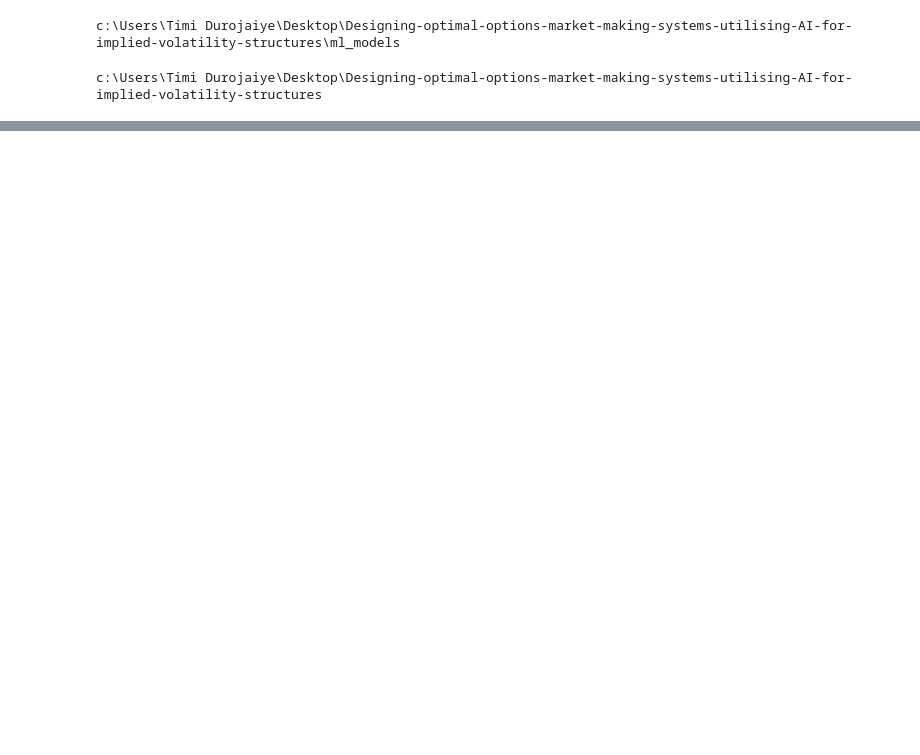
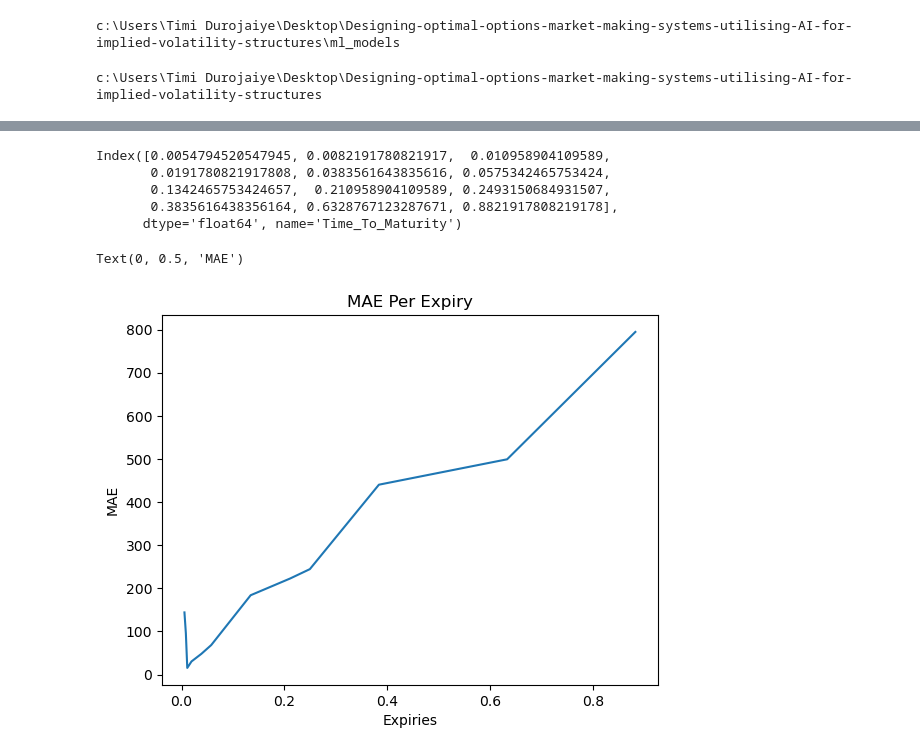
Before and after one commit to Patrick-Durojaiye/Designing-optimal-options-market-making-systems-utilising-AI-for-implied-volatility-structures, a Jupyter notebook: ml_models/svi_param_conv_lstm.ipynb, the cells around one changed output, grey strips where cells are left out. Saved outputs shown, nothing was run; the diff lists cells and outputs as text; code cells hidden in the pictures; blank space fills up the shorter version.

```diff
--- a/ml_models/svi_param_conv_lstm.ipynb
+++ b/ml_models/svi_param_conv_lstm.ipynb
@@ -651,0 +739,34 @@ surface_builder.plot_iv_surface()
+# %%
+def compare_prices(options_chain, svi_data, timestamp, maturity, bm):
+    options_filtered = options_chain[(options_chain.index.get_level_values(0) == timestamp) & (options_chain.index.get_level_values(1) == maturity)]
+    svi_filtered = svi_data[(svi_data.index.get_level_values(0) == timestamp) & (svi_data.index.get_level_values(1) == maturity)]
+
+    merged_data = pd.merge(options_filtered, svi_filtered, on=['timestamp', 'Time_To_Maturity'])
+
+    merged_data['log_moneyness'] = np.log(merged_data['Strike_Price'] / merged_data['Coin_Price'])
+    model_params = (merged_data["a"], merged_data["b"], merged_data["rho_y"], merged_data["m"], merged_data["sigma"])
+    merged_data["ivs"] = np.sqrt(svi.evaluate_svi(params=model_params, x=merged_data['log_moneyness']))
+    merged_data['svi_call_price'] = merged_data.apply(
+        lambda row: bm.call_value(
+            row['Coin_Price'],
+            row['Strike_Price'],
+            row['Risk_Free_Rate'],
+            row['ivs'],
+            maturity),
+            axis=1)
+
+    merged_data['ae'] = np.abs(merged_data['Market_Price'] - merged_data['svi_call_price'])
+    merged_data.reset_index(inplace=True)
+    return merged_data[['timestamp', 'Time_To_Maturity', 'Strike_Price', 'Coin_Price', 'log_moneyness', 'Market_Price', 'svi_call_price', 'ae']]
+# %%
+def validation_analysis(options_chain, svi_data):
+    bm = BlackScholesModel()
+    results = []
+
+    for timestamp in svi_data.index.get_level_values(0).unique():
+        for maturity in svi_data.index.get_level_values(1).unique():
+            result = compare_prices(options_chain, svi_data, timestamp, maturity, bm)
+            results.append(result)
+
+
+    return pd.concat(results, ignore_index=True)
@@ -651,0 +790,2 @@ surface_builder.plot_iv_surface()
+# %%
+summary_stats = validation_analysis(options_chain, model_y_predictions)
@@ -651,0 +808,2 @@ surface_builder.plot_iv_surface()
+# %%
+mae_per_expiry = summary_stats.groupby(["timestamp", "Time_To_Maturity"])["ae"].mean()
@@ -651,0 +826,16 @@ surface_builder.plot_iv_surface()
+# %%
+mae_per_expiry.xs(mae_per_expiry.index.get_level_values(0)[0], level="timestamp").index
+# %% [output]
+Index([0.0054794520547945, 0.0082191780821917,  0.010958904109589,
+       0.0191780821917808, 0.0383561643835616, 0.0575342465753424,
+       0.1342465753424657,  0.210958904109589, 0.2493150684931507,
+       0.3835616438356164, 0.6328767123287671, 0.8821917808219178],
+      dtype='float64', name='Time_To_Maturity')
+# %%
+plt.plot(mae_per_expiry.xs(mae_per_expiry.index.get_level_values(0)[0], level="timestamp").index, mae_per_expiry.xs(mae_per_expiry.index.get_level_values(0)[0], level="timestamp").values)
+plt.title("MAE Per Expiry")
+plt.xlabel("Expiries")
+plt.ylabel("MAE")
+# %% [output]
+Text(0, 0.5, 'MAE')
+[figure, added]
```
Also changed, not shown: parts of 70 cells of this notebook, 15 other files.
